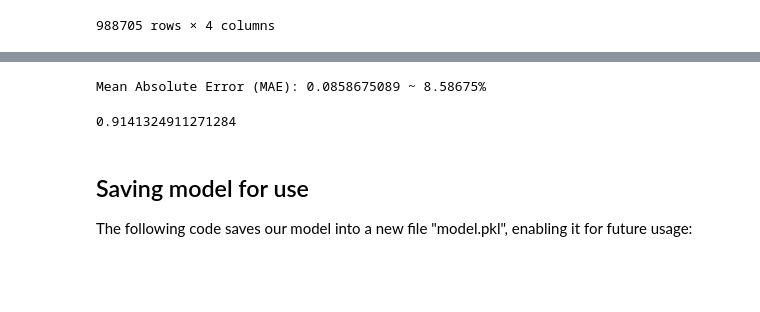
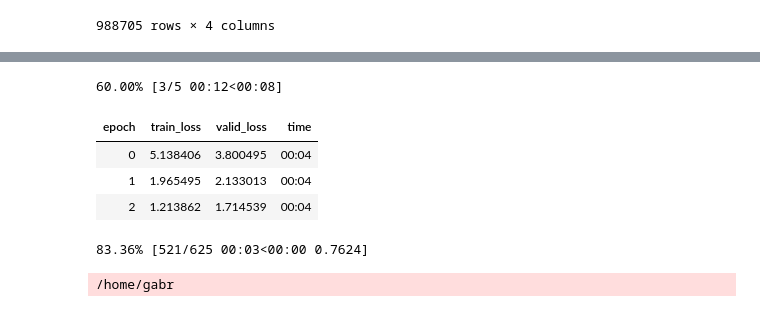
Before and after one commit to fabraz/fastaiOnCampus, a Jupyter notebook: nbs/lesson07/lesson07_200018205_MorettiGS_gabriel-moretti-de-souza.ipynb, the cells around one changed output, grey strips where cells are left out. Cells and saved outputs as stored; diff of their text form; code cells hidden in the pictures; blank space fills up the shorter version.

```diff
--- a/nbs/lesson07/lesson07_200018205_MorettiGS_gabriel-moretti-de-souza.ipynb
+++ b/nbs/lesson07/lesson07_200018205_MorettiGS_gabriel-moretti-de-souza.ipynb
@@ -330,12 +306,0 @@ learn.fit_one_cycle(5, 5e-3)
-# %%
-# DotProduct Function
-class DotProduct(Module):
-    def __init__(self, n_users, n_books, n_factors, y_range=(0,5.5)):
-        self.user_factors = Embedding(n_users, n_factors)
-        self.books_factors = Embedding(n_books, n_factors)
-        self.y_range = y_range
-
-    def forward(self, x):
-        users = self.user_factors(x[:,0])
-        books = self.books_factors(x[:,1])
-        return sigmoid_range((users * books).sum(dim=1), *self.y_range)
@@ -517,16 +307,12 @@ To find the Mean Absolut Error of this model, the  we can do as follows:
-# %%
-# Calculating MAE with the sklearn function mean_absolute_error, taking 2 arrays as parameters
-mae = mean_absolute_error(y_test, y_pred)
-print(f'Mean Absolute Error (MAE): {mae:.10f} ~ {mae*100:.5f}%')
-# %% [output]
-Mean Absolute Error (MAE): 0.0858675089 ~ 8.58675%
-# %%
-# Showing accuracy
-acc = accuracy_score(y_test, y_pred)
-acc
-# %% [output]
-0.9141324911271284
-# %% [markdown]
-## Saving model for use
-
-The following code saves our model into a new file "model.pkl", enabling it for future usage:
+# %%
+model = DotProduct(n_users, n_books, 50)
+learn_dot = Learner(dls, model, loss_func=MSELossFlat())
+learn_dot.fit_one_cycle(5, 5e-3)
+# %% [output]
+60.00% [3/5 00:12<00:08]
+| epoch | train_loss | valid_loss | time |
+| 0 | 5.138406 | 3.800495 | 00:04 |
+| 1 | 1.965495 | 2.133013 | 00:04 |
+| 2 | 1.213862 | 1.714539 | 00:04 |
+83.36% [521/625 00:03<00:00 0.7624]
+/home/gabr
```
Also changed, not shown: parts of 44 cells of this notebook, 1 other file.
